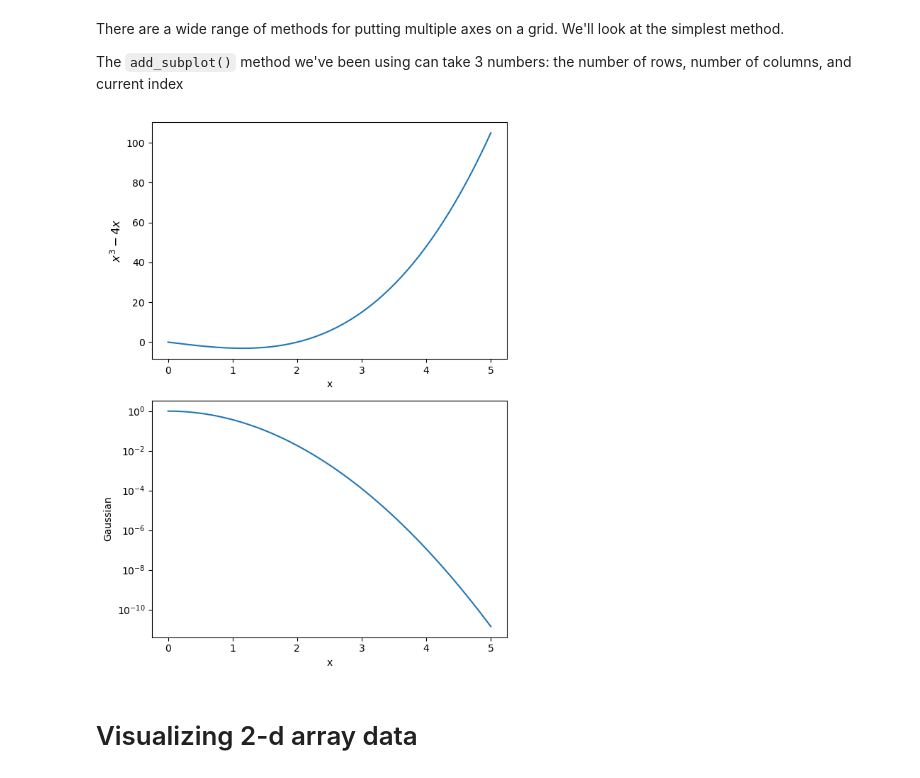
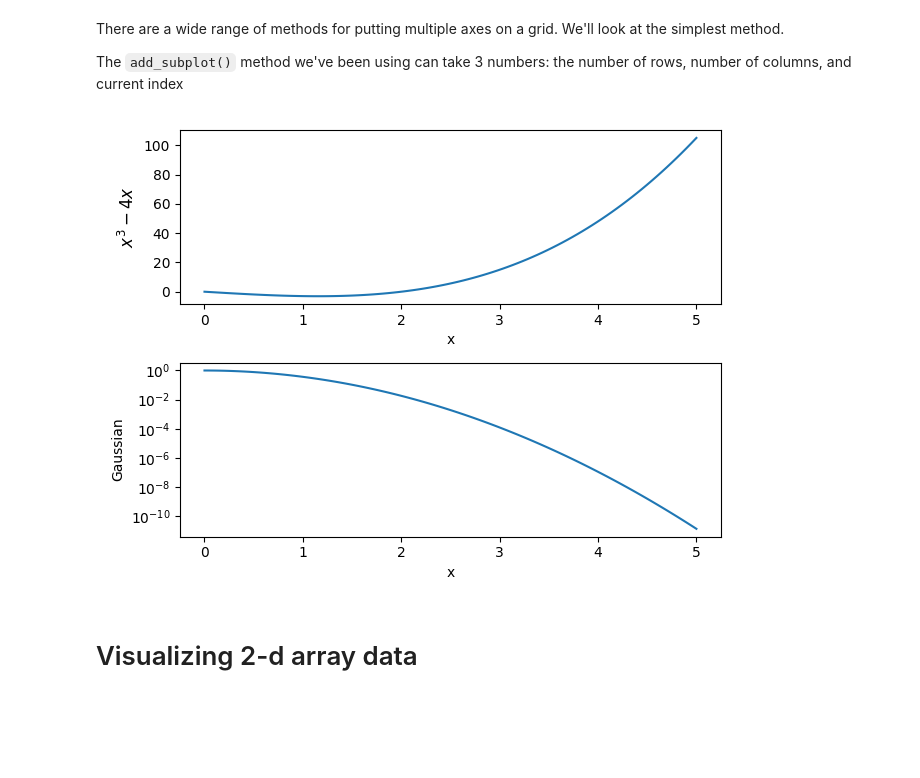
Before and after one commit to sbu-phy-ast-reu/reu-python-tutorial, a Jupyter notebook: content/04-python-matplotlib/matplotlib-basics.ipynb, the cells around one changed output. Saved outputs shown, nothing was run; the diff lists cells and outputs as text; code cells hidden in the pictures; blank space fills up the shorter version.

```diff
--- a/content/04-python-matplotlib/matplotlib-basics.ipynb
+++ b/content/04-python-matplotlib/matplotlib-basics.ipynb
@@ -146,29 +160,26 @@ The `add_subplot()` method we've been using can take 3 numbers: the number of ro
 # %%
 fig = plt.figure()
 
 ax1 = fig.add_subplot(211)
 
-x = np.linspace(0,5,100)
+x = np.linspace(0,5, 100)
 ax1.plot(x, x**3 - 4*x)
 ax1.set_xlabel("x")
 ax1.set_ylabel(r"$x^3 - 4x$", fontsize="large")
 
 ax2 = fig.add_subplot(212)
 
 ax2.plot(x, np.exp(-x**2))
 ax2.set_xlabel("x")
 ax2.set_ylabel("Gaussian")
 
 # log scale
 ax2.set_yscale("log")
 
-# set the figure size
-fig.set_size_inches(6, 8)
-
 # tight_layout() makes sure things don't overlap
 fig.tight_layout()
 # %% [output]
-[figure, old version]
+[figure, new version]
 # %% [markdown]
 # Visualizing 2-d array data
 # %% [markdown]
```
Also changed, not shown: parts of 30 cells of this notebook.
